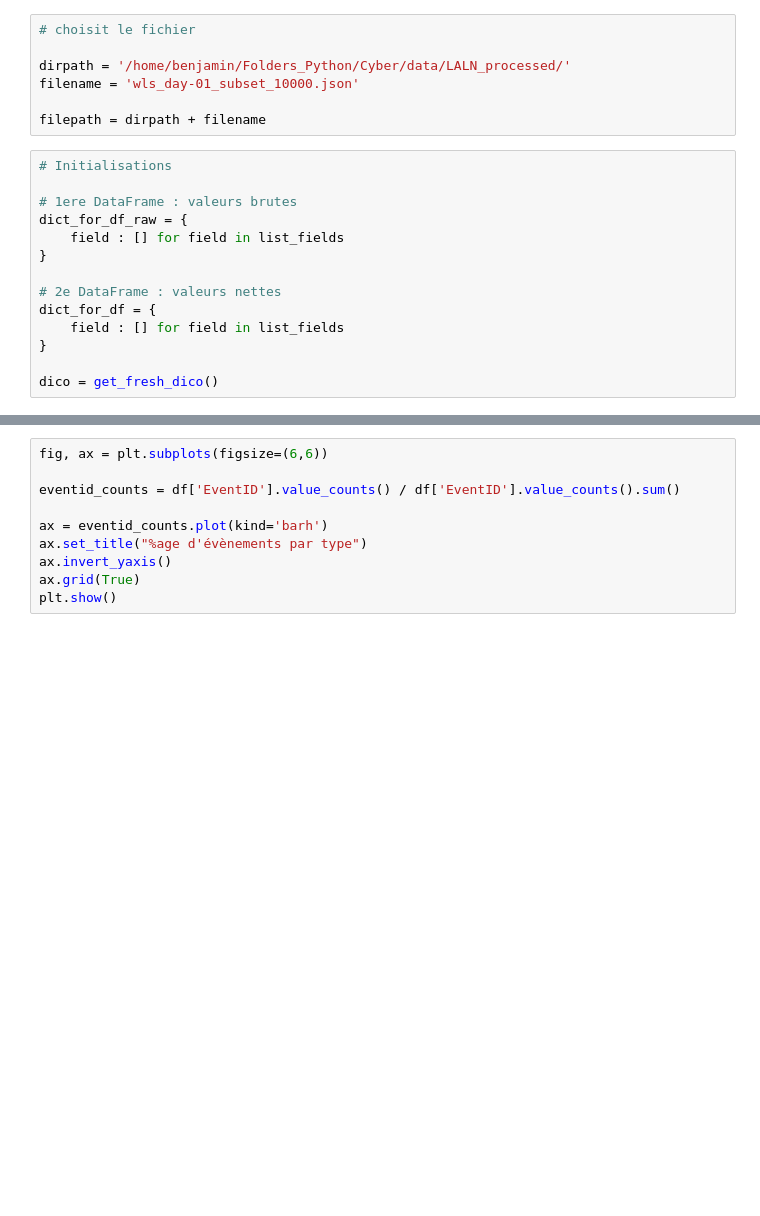
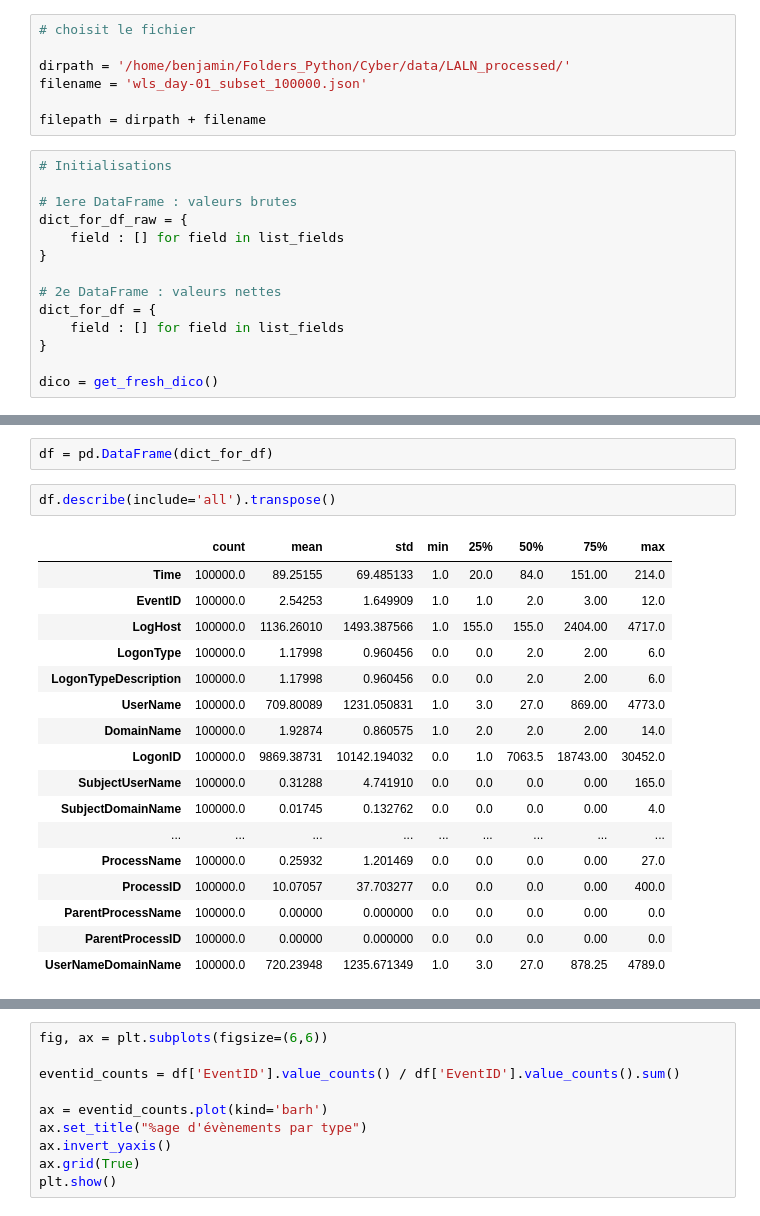
Before and after one commit to BenjaminDeporte/Cyber, a Jupyter notebook: code/Unified_Host_Dataset_LANL_Research_Project.ipynb, the cells around one changed output, grey strips where cells are left out. Saved outputs shown, nothing was run; the diff lists cells and outputs as text; blank space fills up the shorter version.

```diff
--- a/code/Unified_Host_Dataset_LANL_Research_Project.ipynb
+++ b/code/Unified_Host_Dataset_LANL_Research_Project.ipynb
@@ -543,7 +543,7 @@ memory usage: 3.6 KB
 # choisit le fichier
 
 dirpath = '/home/benjamin/Folders_Python/Cyber/data/LALN_processed/'
-filename = 'wls_day-01_subset_10000.json'
+filename = 'wls_day-01_subset_100000.json'
 
 filepath = dirpath + filename
 # %%
@@ -609,0 +617,22 @@ Champ UserNameDomainName: valeurs distinctes apprises 105, valeurs vues : 10000
+# %%
+df = pd.DataFrame(dict_for_df)
+# %%
+df.describe(include='all').transpose()
+# %% [output]
+|  | count | mean | std | min | 25% | 50% | 75% | max |
+| Time | 100000.0 | 89.25155 | 69.485133 | 1.0 | 20.0 | 84.0 | 151.00 | 214.0 |
+| EventID | 100000.0 | 2.54253 | 1.649909 | 1.0 | 1.0 | 2.0 | 3.00 | 12.0 |
+| LogHost | 100000.0 | 1136.26010 | 1493.387566 | 1.0 | 155.0 | 155.0 | 2404.00 | 4717.0 |
+| LogonType | 100000.0 | 1.17998 | 0.960456 | 0.0 | 0.0 | 2.0 | 2.00 | 6.0 |
+| LogonTypeDescription | 100000.0 | 1.17998 | 0.960456 | 0.0 | 0.0 | 2.0 | 2.00 | 6.0 |
+| UserName | 100000.0 | 709.80089 | 1231.050831 | 1.0 | 3.0 | 27.0 | 869.00 | 4773.0 |
+| DomainName | 100000.0 | 1.92874 | 0.860575 | 1.0 | 2.0 | 2.0 | 2.00 | 14.0 |
+| LogonID | 100000.0 | 9869.38731 | 10142.194032 | 0.0 | 1.0 | 7063.5 | 18743.00 | 30452.0 |
+| SubjectUserName | 100000.0 | 0.31288 | 4.741910 | 0.0 | 0.0 | 0.0 | 0.00 | 165.0 |
+| SubjectDomainName | 100000.0 | 0.01745 | 0.132762 | 0.0 | 0.0 | 0.0 | 0.00 | 4.0 |
+| ... | ... | ... | ... | ... | ... | ... | ... | ... |
+| ProcessName | 100000.0 | 0.25932 | 1.201469 | 0.0 | 0.0 | 0.0 | 0.00 | 27.0 |
+| ProcessID | 100000.0 | 10.07057 | 37.703277 | 0.0 | 0.0 | 0.0 | 0.00 | 400.0 |
+| ParentProcessName | 100000.0 | 0.00000 | 0.000000 | 0.0 | 0.0 | 0.0 | 0.00 | 0.0 |
+| ParentProcessID | 100000.0 | 0.00000 | 0.000000 | 0.0 | 0.0 | 0.0 | 0.00 | 0.0 |
+| UserNameDomainName | 100000.0 | 720.23948 | 1235.671349 | 1.0 | 3.0 | 27.0 | 878.25 | 4789.0 |
```
Also changed, not shown: parts of 4 cells of this notebook.
